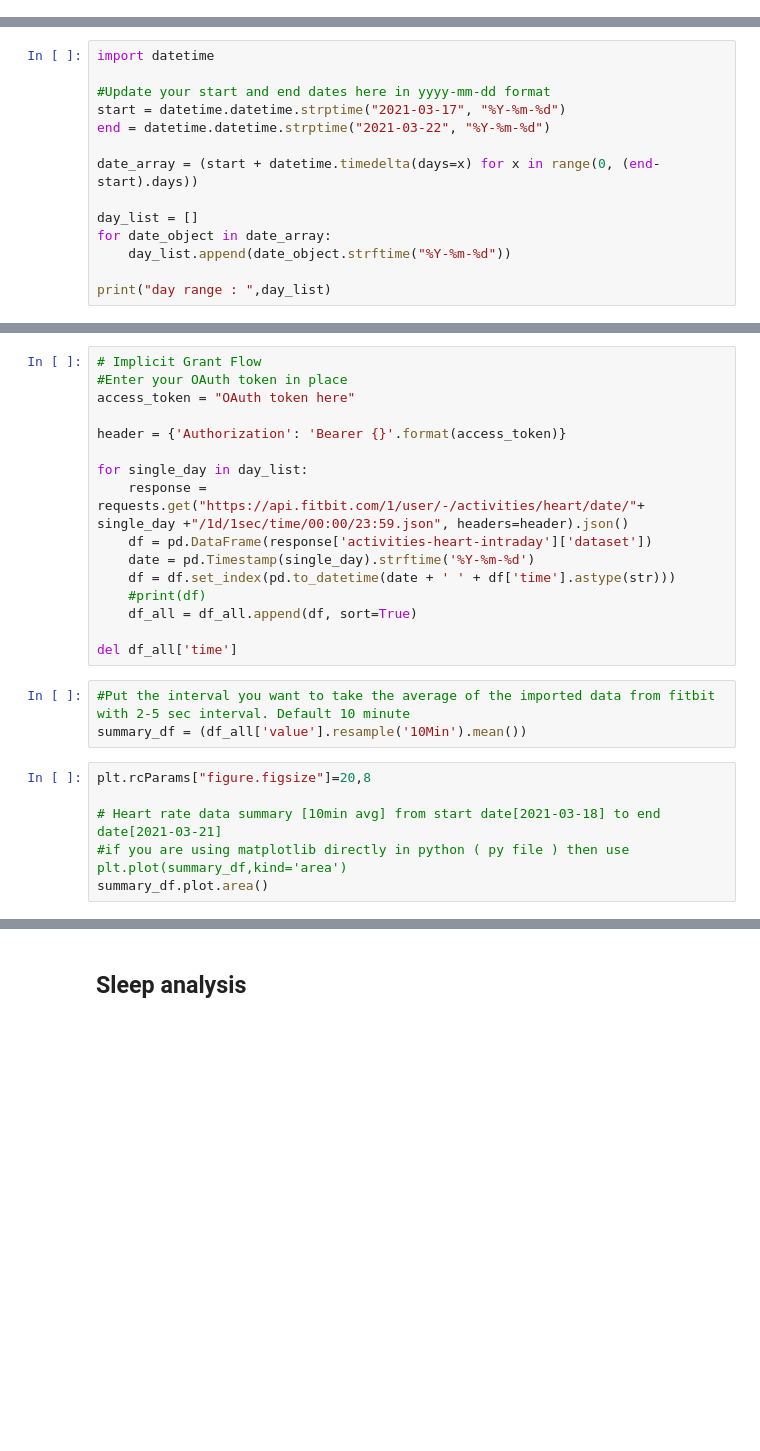
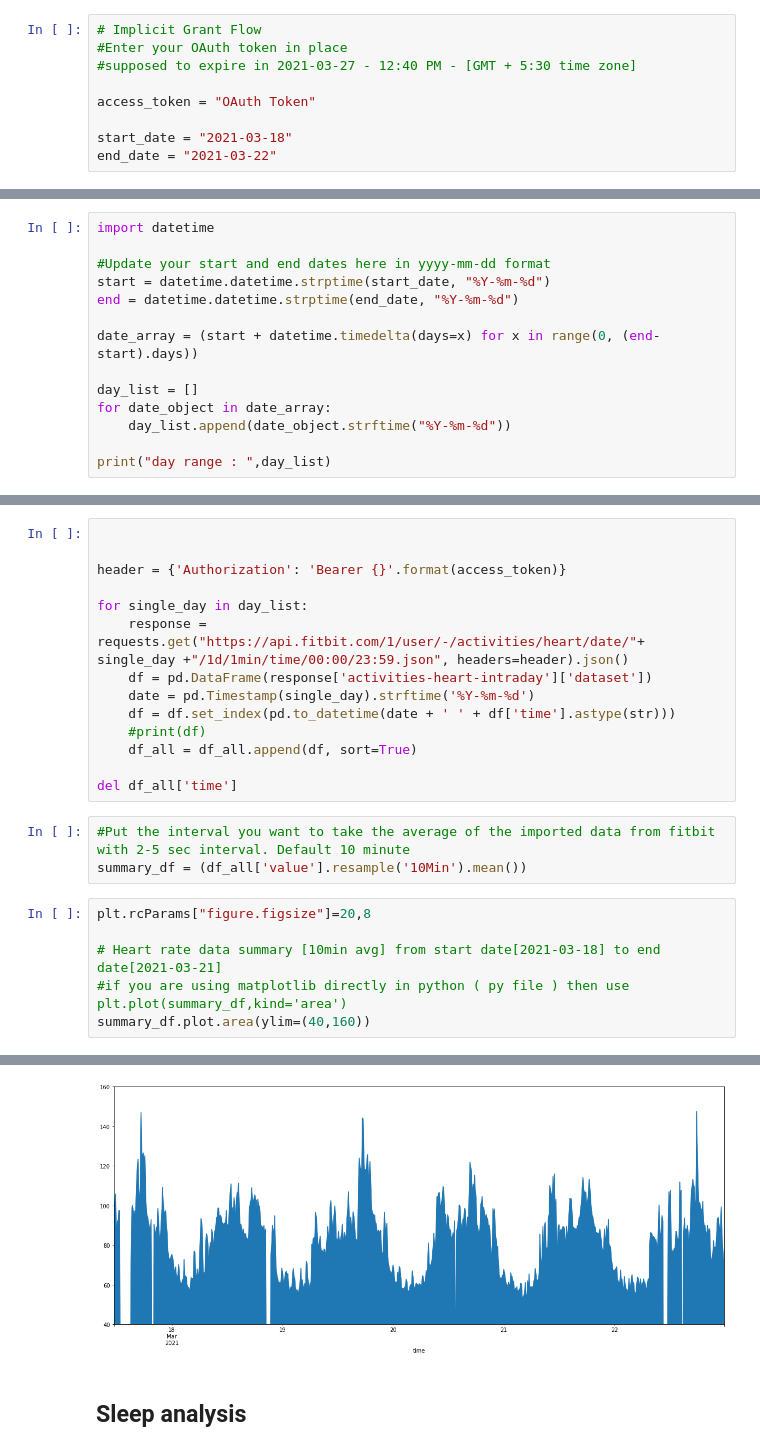
Before and after one commit to arpanghosh8453/public-programs, a Jupyter notebook: Fitbit Data Analyzer/Fitbit HR analyzer.ipynb, the cells around one changed output, grey strips where cells are left out. Cells and saved outputs as stored; diff of their text form; blank space fills up the shorter version.

```diff
--- a/Fitbit Data Analyzer/Fitbit HR analyzer.ipynb
+++ b/Fitbit Data Analyzer/Fitbit HR analyzer.ipynb
@@ -1,2 +9,11 @@
+# %%
+# Implicit Grant Flow
+#Enter your OAuth token in place
+#supposed to expire in 2021-03-27 - 12:40 PM - [GMT + 5:30 time zone]
+
+access_token = "OAuth Token"
+
+start_date = "2021-03-18"
+end_date = "2021-03-22"
 # %% [markdown]
 <h2>HR analysis</h2>
@@ -11,8 +21,8 @@ import matplotlib.pyplot as plt
 import datetime
 
 #Update your start and end dates here in yyyy-mm-dd format
-start = datetime.datetime.strptime("2021-03-17", "%Y-%m-%d")
-end = datetime.datetime.strptime("2021-03-22", "%Y-%m-%d")
+start = datetime.datetime.strptime(start_date, "%Y-%m-%d")
+end = datetime.datetime.strptime(end_date, "%Y-%m-%d")
 
 date_array = (start + datetime.timedelta(days=x) for x in range(0, (end-start).days))
 
@@ -26,14 +36,12 @@ day range :  ['2021-03-17', '2021-03-18', '2021-03-19', '2021-03-20', '2021-03-2
 # %%
 df_all = pd.DataFrame()
 # %%
-# Implicit Grant Flow
-#Enter your OAuth token in place
-access_token = "OAuth token here"
+
 
 header = {'Authorization': 'Bearer {}'.format(access_token)}
 
 for single_day in day_list:
-    response = requests.get("https://api.fitbit.com/1/user/-/activities/heart/date/"+ single_day +"/1d/1sec/time/00:00/23:59.json", headers=header).json()
+    response = requests.get("https://api.fitbit.com/1/user/-/activities/heart/date/"+ single_day +"/1d/1min/time/00:00/23:59.json", headers=header).json()
     df = pd.DataFrame(response['activities-heart-intraday']['dataset'])
     date = pd.Timestamp(single_day).strftime('%Y-%m-%d')
     df = df.set_index(pd.to_datetime(date + ' ' + df['time'].astype(str)))
@@ -49,4 +57,5 @@ plt.rcParams["figure.figsize"]=20,8
 
 # Heart rate data summary [10min avg] from start date[2021-03-18] to end date[2021-03-21]
 #if you are using matplotlib directly in python ( py file ) then use plt.plot(summary_df,kind='area')
-summary_df.plot.area()
+summary_df.plot.area(ylim=(40,160))
+# %% [output]
@@ -53,3 +63,4 @@ summary_df.plot.area()
+[figure, added]
 # %% [markdown]
 <h2>Sleep analysis</h2>
 # %%
```
Also changed, not shown: parts of 20 cells of this notebook, 2 other files.
